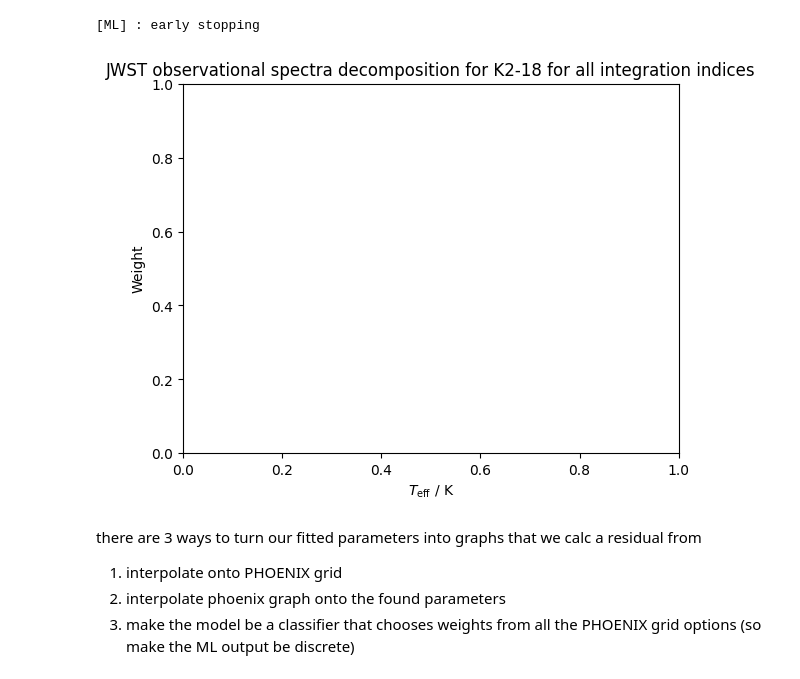
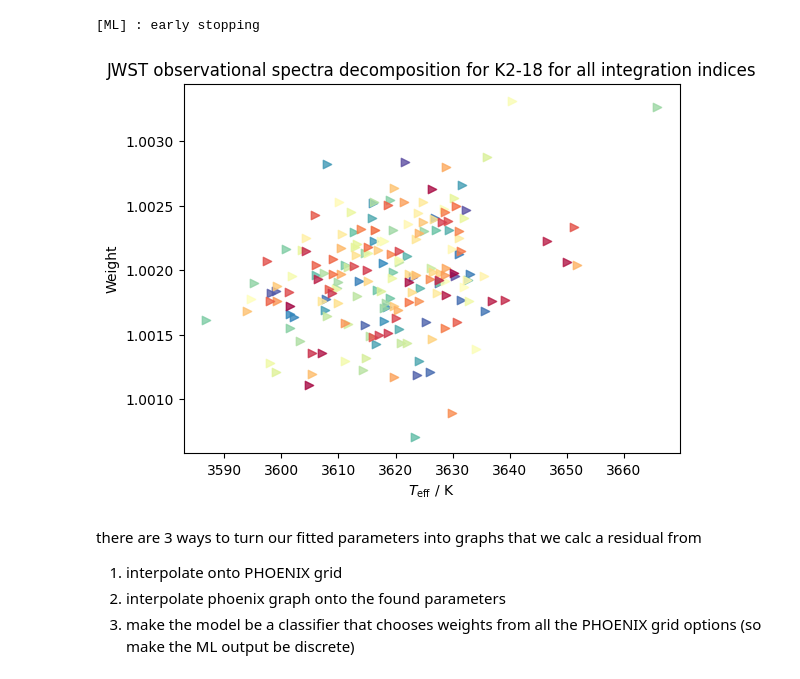
Before and after one commit to Part-III-Project-48/stellar-heterogeneity-modelling, a Jupyter notebook: spots_and_faculae_model/src/spectrum_component_analyser/ML.ipynb, the cells around one changed output. Cells and saved outputs as stored; diff of their text form; code cells hidden in the pictures.

```diff
--- a/spots_and_faculae_model/src/spectrum_component_analyser/ML.ipynb
+++ b/spots_and_faculae_model/src/spectrum_component_analyser/ML.ipynb
@@ -33,7 +33,7 @@ from joblib import Parallel, delayed
 
 from spots_and_faculae_model.readers import read_JWST_fits, read_JWST_fits_all_spectra
 from spots_and_faculae_model.spectrum import spectrum
-from spots_and_faculae_model.new_spectrum_grid import new_spectrum_grid
+from spots_and_faculae_model.spectrum_grid import spectrum_grid
 
 """
 one difference between this and main.ipynb is that here the spectra are processed by appending rows into the matrix A, whereas in main.ipynb spectra are appended as _columns_ into the matrix A
@@ -55,7 +55,7 @@ spectrum_to_decompose.plot()
 # read in spectral cube
 spectral_grid_relative_path = Path("../../assets/spectral_grid.hdf5")
 spectral_grid_absolute_path = (script_dir / spectral_grid_relative_path).resolve()
-spec_grid : new_spectrum_grid = new_spectrum_grid.from_hdf5_file(absolute_hdf5_path=spectral_grid_absolute_path)
+spec_grid : spectrum_grid = spectrum_grid.from_hdf5_file(absolute_hdf5_path=spectral_grid_absolute_path)
 print(spec_grid.FancyTable)
 # %% [output]
 K2-18
@@ -270,7 +270,7 @@ import matplotlib.pyplot as plt
 import pandas as pd
 
 from spots_and_faculae_model.readers import read_JWST_fits_all_spectra
-from spots_and_faculae_model.new_spectrum_grid import TEFF_COLUMN, FEH_COLUMN, LOGG_COLUMN, WAVELENGTH_COLUMN, FLUX_COLUMN
+from spots_and_faculae_model.spectrum_grid import TEFF_COLUMN, FEH_COLUMN, LOGG_COLUMN, WAVELENGTH_COLUMN, FLUX_COLUMN
 
 INTEGRATION_INDEX_COLUMN : str = "Integration Index"
 
@@ -309,37 +309,36 @@ for spectrum_to_decompose in tqdm(all_observational_spectra):
     std_pred_scaled = std_prediction.detach().numpy()
     std_pred_physical = std_pred_scaled * A_scaler.scale_
 
     n_variables = 4
 
     column_names = [WEIGHT_COLUMN, TEFF_COLUMN, FEH_COLUMN, LOGG_COLUMN]
 
     # Convert list to array
     arr = np.array(mean_pred_physical)
 
     # Build dictionary dynamically using the string variables
     data = {name: arr[i::n_variables] for i, name in enumerate(column_names)}
 
     # Create DataFrame
     result = pd.DataFrame(data)
     result[INTEGRATION_INDEX_COLUMN] = index
     result = result.sort_values(by=column_names[0], ascending=False)
 
-    plt.scatter(x=result[TEFF_COLUMN][0], y=result[WEIGHT_COLUMN][0], marker=".", color=plt.cm.Spectral_r(index/len(all_observational_spectra)), alpha=0.8)
-    plt.scatter(x=result[TEFF_COLUMN][1], y=result[WEIGHT_COLUMN][1], marker="x", color=plt.cm.Spectral_r(index/len(all_observational_spectra)), alpha=0.8)
+    plt.scatter(x=result[TEFF_COLUMN][0], y=result[WEIGHT_COLUMN][0], marker=">", color=plt.cm.Spectral_r(index/len(all_observational_spectra)), alpha=0.8)
+    # plt.scatter(x=result[TEFF_COLUMN][1], y=result[WEIGHT_COLUMN][1], marker="x", color=plt.cm.Spectral_r(index/len(all_observational_spectra)), alpha=0.8)
     # plt.scatter(x=df["T_eff"][2], y=df["Weight"][2], marker="+", color=plt.cm.Spectral_r(index/len(all_observational_spectra)), alpha=0.8)
     # plt.scatter(x=df["T_eff"][3], y=df["Weight"][3], marker="o", color=plt.cm.Spectral_r(index/len(all_observational_spectra)), alpha=0.8)
     # plt.scatter(x=df["T_eff"][4], y=df["Weight"][4], marker="v", color=plt.cm.Spectral_r(index/len(all_observational_spectra)), alpha=0.8)
     index += 1
 
     results = pd.concat([results, result], ignore_index=True)
 
-plt.clf()
 plt.title(f"JWST observational spectra decomposition for {target_name} for all integration indices")
 plt.xlabel("$T_\mathrm{eff}$ / K")
 plt.ylabel("Weight")
 plt.show()
 # %% [output]
-[figure, old version]
+[figure, new version]
 # %% [markdown]
 there are 3 ways to turn our fitted parameters into graphs that we calc a residual from
 
```
Also changed, not shown: 3 other files.
